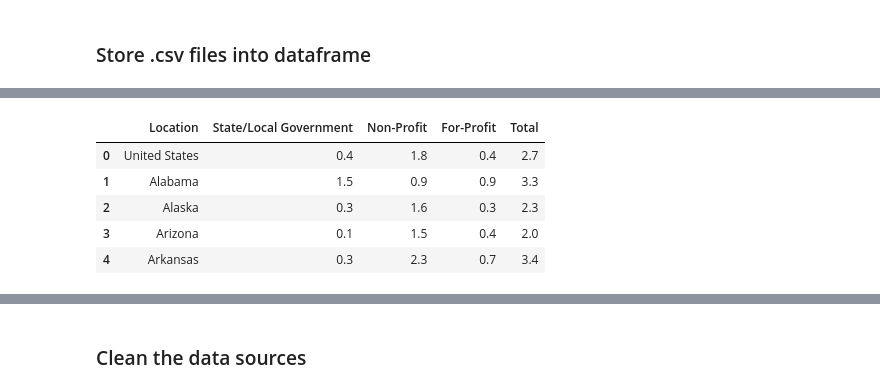
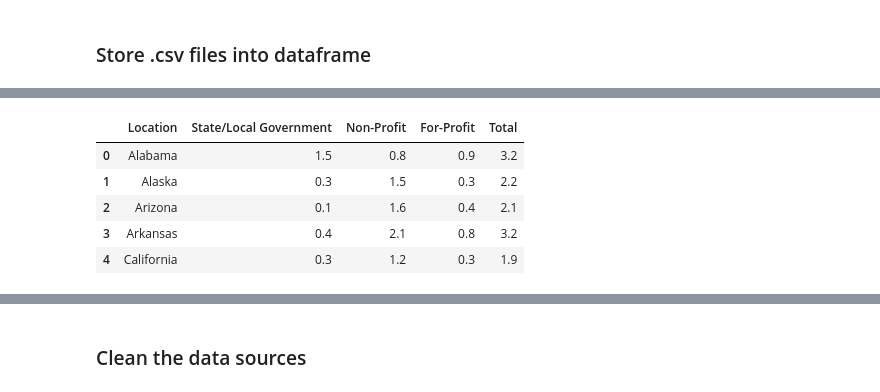
Before and after one commit to erikayi/Project-2-ETL-Cities-Health-Data, a Jupyter notebook: ETL_Cities_Health_Data_Project.ipynb, the cells around one changed output, grey strips where cells are left out. Saved outputs shown, nothing was run; the diff lists cells and outputs as text; code cells hidden in the pictures.

```diff
--- a/ETL_Cities_Health_Data_Project.ipynb
+++ b/ETL_Cities_Health_Data_Project.ipynb
@@ -14,17 +15,15 @@ big_cities_health_df.head()
 | 2 | HIV/AIDS | AIDS Diagnoses Rate (Per 100,000 ... | 2011 | Both | All | 41.7 | Atlanta (Fulton County), GA | ... |
 | 3 | Cancer | All Types of Cancer Mortality Rat... | 2013 | Male | All | 195.8 | Atlanta (Fulton County), GA | ... |
 | 4 | Cancer | All Types of Cancer Mortality Rat... | 2013 | Female | All | 135.5 | Atlanta (Fulton County), GA | ... |
-# %%
-hospital_beds_ownership_csv_file = "data/Hospital_Beds_per_1000_pop_by_Ownership_type.csv"
-hospital_beds_ownership_df = pd.read_csv(hospital_beds_ownership_csv_file)
-hospital_beds_ownership_df.head()
-
-# Since this data is small, manually cleaned up the tables for titles, timeframe:2008, and notes
-# in a separate csv file called sources.
-# %% [output]
-|  | Location | State/Local Government | Non-Profit | For-Profit | Total |
-| 0 | United States | 0.4 | 1.8 | 0.4 | 2.7 |
-| 1 | Alabama | 1.5 | 0.9 | 0.9 | 3.3 |
-| 2 | Alaska | 0.3 | 1.6 | 0.3 | 2.3 |
-| 3 | Arizona | 0.1 | 1.5 | 0.4 | 2.0 |
-| 4 | Arkansas | 0.3 | 2.3 | 0.7 | 3.4 |
+# %%
+# import 2010 hospital beds by ownership types; test results in 1,000 populations
+hospital_beds_2010_csv_file = "data/2010_hospital_1000population_beds_ownership_type.csv"
+hospital_beds_2010_csv_file_df = pd.read_csv(hospital_beds_2010_csv_file)
+hospital_beds_2010_csv_file_df.head()
+# %% [output]
+|  | Location | State/Local Government | Non-Profit | For-Profit | Total |
+| 0 | Alabama | 1.5 | 0.8 | 0.9 | 3.2 |
+| 1 | Alaska | 0.3 | 1.5 | 0.3 | 2.2 |
+| 2 | Arizona | 0.1 | 1.6 | 0.4 | 2.1 |
+| 3 | Arkansas | 0.4 | 2.1 | 0.8 | 3.2 |
+| 4 | California | 0.3 | 1.2 | 0.3 | 1.9 |
```
Also changed, not shown: parts of 22 cells of this notebook, 1 other file.
